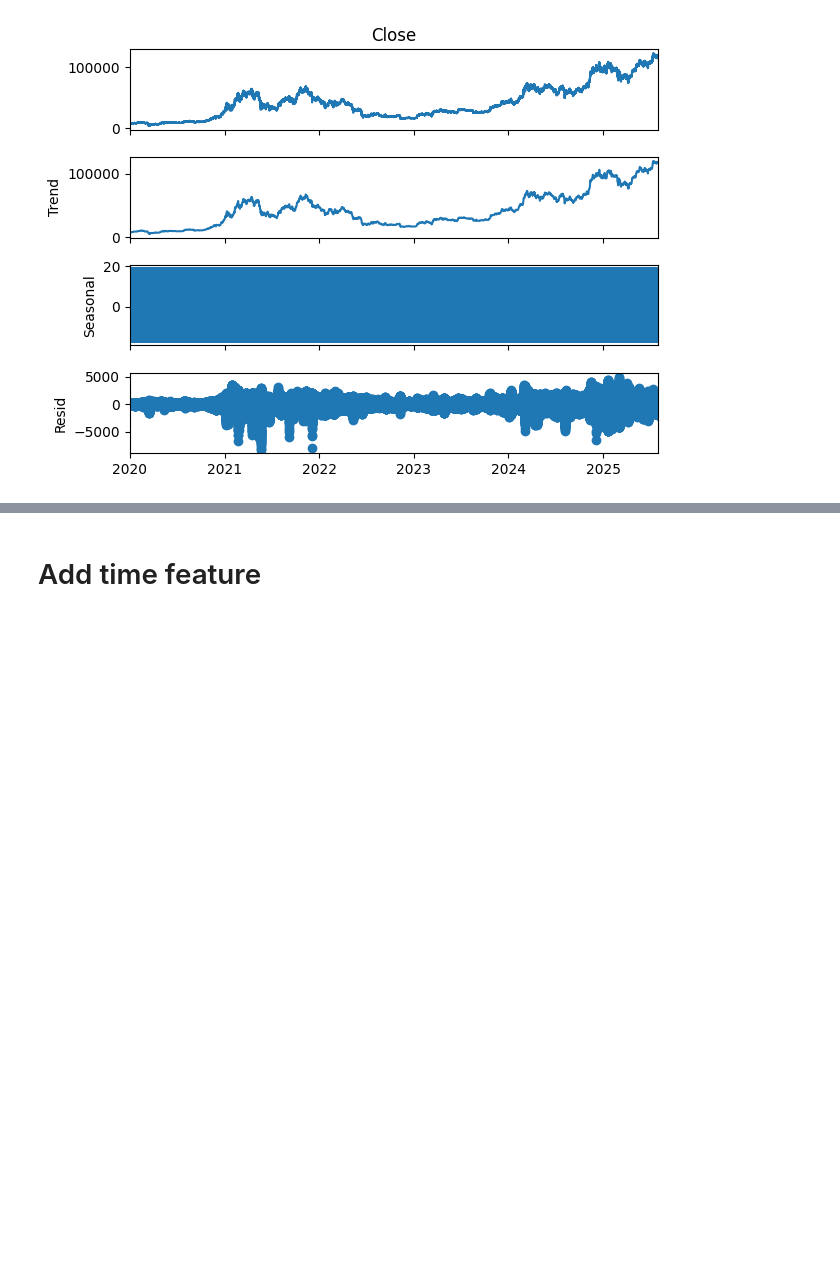
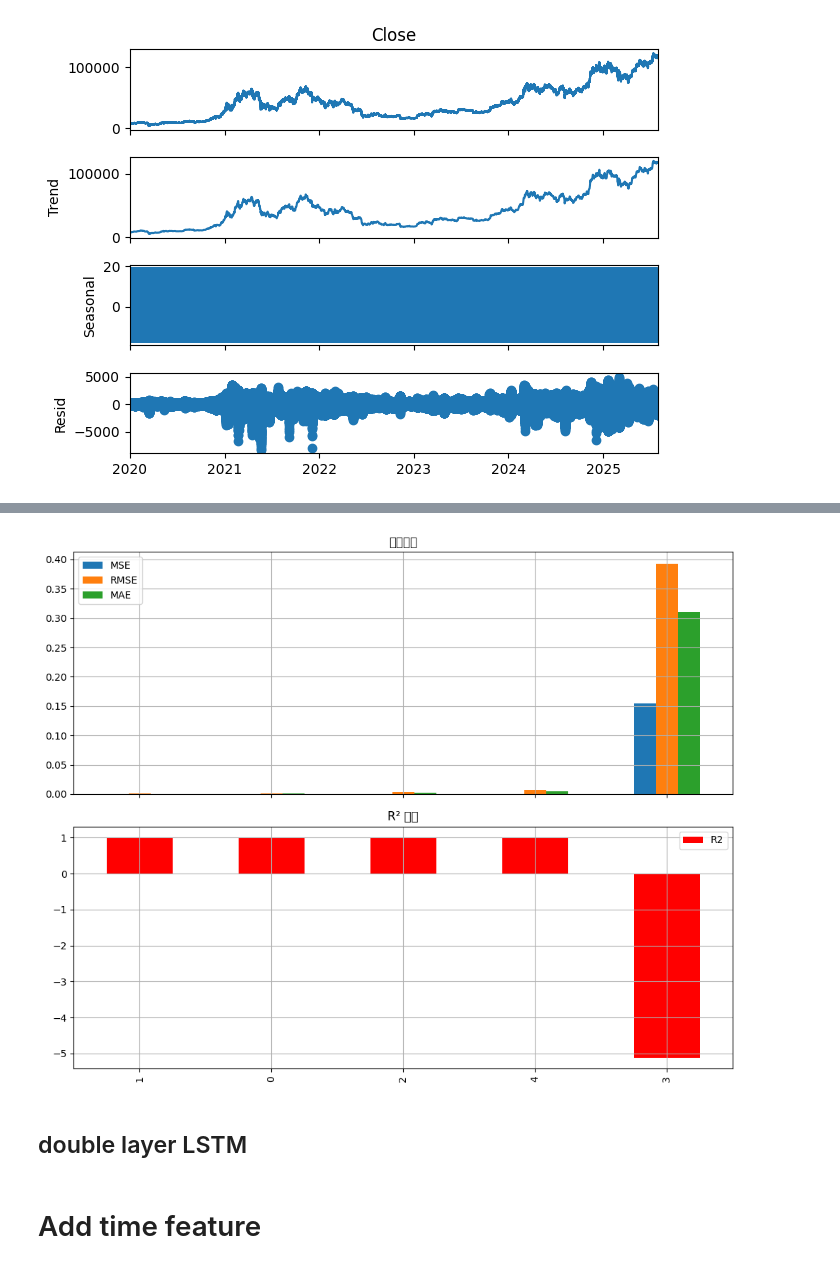
Before and after one commit to jiangfz1997/Bitcoin_Price_Prediction, a Jupyter notebook: notebooks/bitcoin_prediction_LSTM.ipynb, the cells around one changed output, grey strips where cells are left out. Cells and saved outputs as stored; diff of their text form; code cells hidden in the pictures; blank space fills up the shorter version.

```diff
--- a/notebooks/bitcoin_prediction_LSTM.ipynb
+++ b/notebooks/bitcoin_prediction_LSTM.ipynb
@@ -132,0 +162,26 @@ Timestamp
+# %%
+import csv
+import json
+from keras.callbacks import EarlyStopping
+from LSTM_train import train_and_save_model, train_and_save_model_with_attention
+import os
+
+model_index = 12  # 当前是第11个模型
+window_size = 30
+
+model, history = train_and_save_model_with_attention(
+    X_train, y_train,
+    X_val, y_val,
+    model_index=model_index,
+    layers=1,
+    units=64,
+    dropout_rate=0.2,
+    batch_size=32,
+    epochs=40,
+    window_size=window_size,
+    callback = EarlyStopping(
+        monitor='val_loss',
+        patience=5,
+        restore_best_weights=True  ),
+    result_file=os.path.join(os.getcwd(), "training_results.csv")
+)
@@ -190,0 +495,23 @@ KeyboardInterrupt:
+# %%
+import matplotlib.pyplot as plt
+
+fig, axs = plt.subplots(2, 1, figsize=(10, 8), sharex=True)
+
+# 第一张图：MSE, RMSE, MAE
+results_df[['MSE', 'RMSE', 'MAE']].plot(kind='bar', ax=axs[0])
+axs[0].set_title("误差指标")
+axs[0].legend()
+axs[0].grid(True)
+
+# 第二张图：R²
+results_df[['R2']].plot(kind='bar', color='red', ax=axs[1])
+axs[1].set_title("R² 指标")
+axs[1].legend()
+axs[1].grid(True)
+
+plt.tight_layout()
+plt.show()
+# %% [output]
+[figure, added]
+# %% [markdown]
+## double layer LSTM
```
Also changed, not shown: parts of 11 cells of this notebook, 14 other files.
